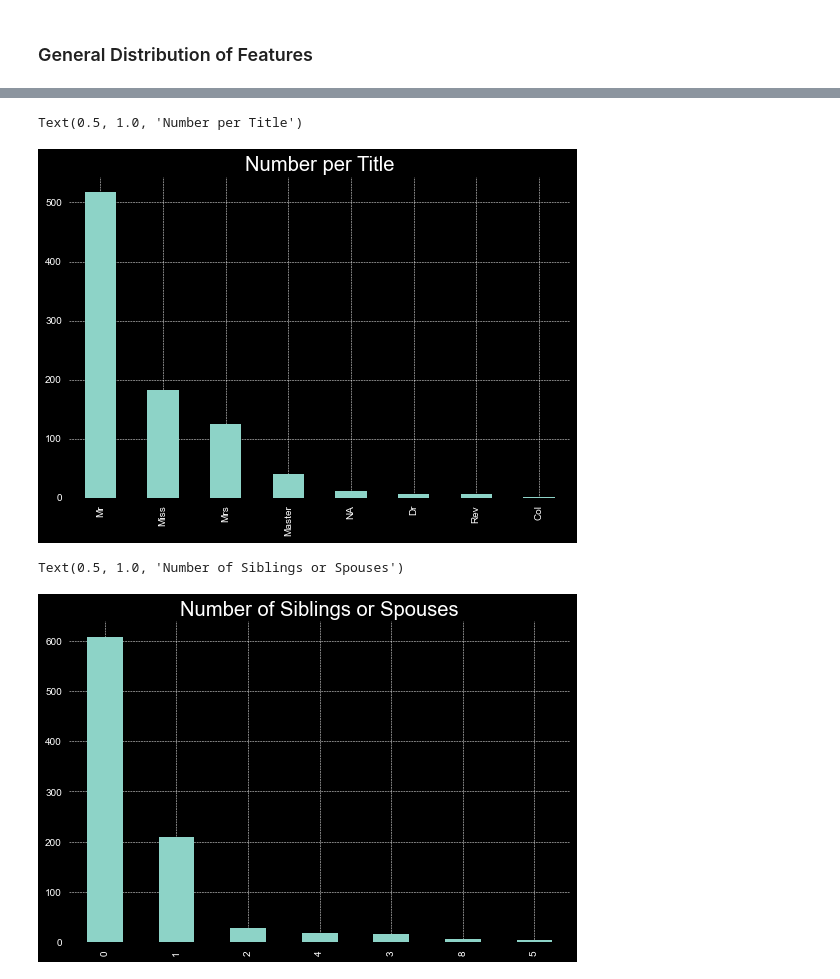
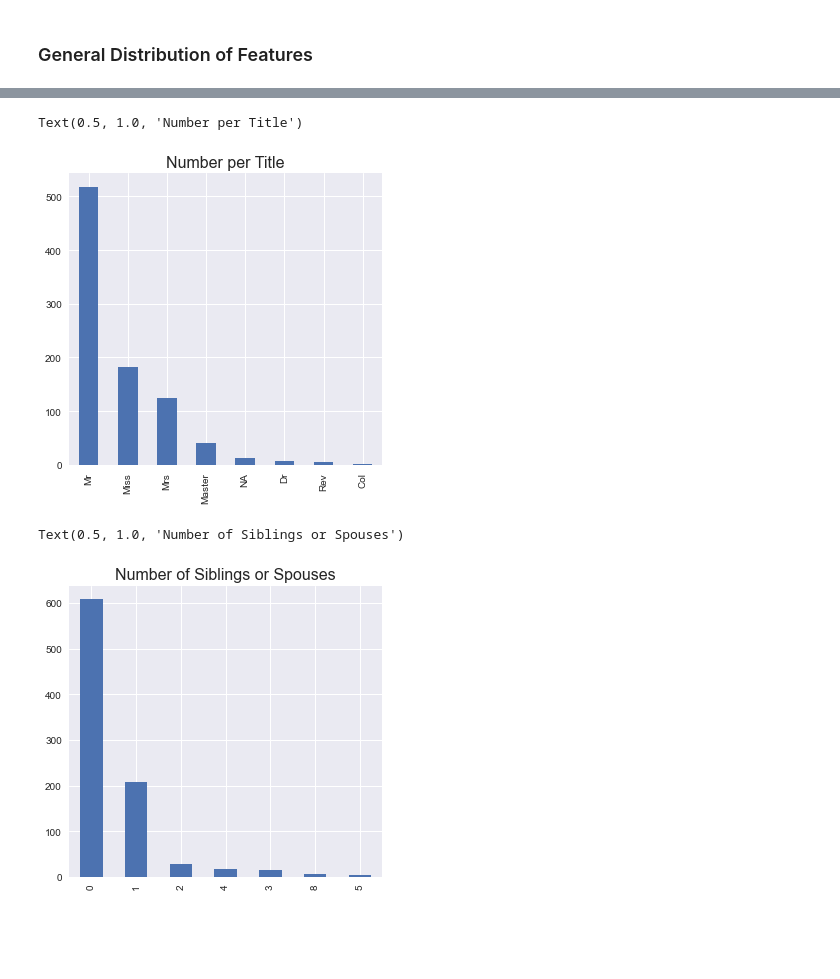
Before and after one commit to JonasSchroeder/kaggle_titanic, a Jupyter notebook: Titanic-Notebook-JSchroeder.ipynb, the cells around one changed output, grey strips where cells are left out. Cells and saved outputs as stored; diff of their text form; code cells hidden in the pictures; blank space fills up the shorter version.

```diff
--- a/Titanic-Notebook-JSchroeder.ipynb
+++ b/Titanic-Notebook-JSchroeder.ipynb
@@ -9,7 +9,7 @@ import numpy as np
 import pandas as pd
 import re
 import matplotlib.pyplot as plt
-plt.style.use('dark_background')
+plt.style.use('seaborn')
 import seaborn as sns
 # %%
 # change working directory and load data
@@ -269,18 +270,20 @@ Text(0.5, 1.0, 'Number per Class')
 # %%
 # Number per Title
+plt.figure(figsize=(5,5))
 count_title = train_df["Title"].value_counts()
 count_title.plot.bar()
-plt.title("Number per Title")
+plt.title("Number per Title", size=16)
 # %% [output]
 Text(0.5, 1.0, 'Number per Title')
-[figure, old version]
+[figure, new version]
 # %%
 # Number of siblings or spouses
+plt.figure(figsize=(5,5))
 count_sibsp = train_df["SibSp"].value_counts()
 count_sibsp.plot.bar()
-plt.title("Number of Siblings or Spouses")
+plt.title("Number of Siblings or Spouses", size=16)
 # %% [output]
 Text(0.5, 1.0, 'Number of Siblings or Spouses')
-[figure, old version]
+[figure, new version]
 # %%
 # Number per port
```
Also changed, not shown: parts of 7 cells of this notebook.
